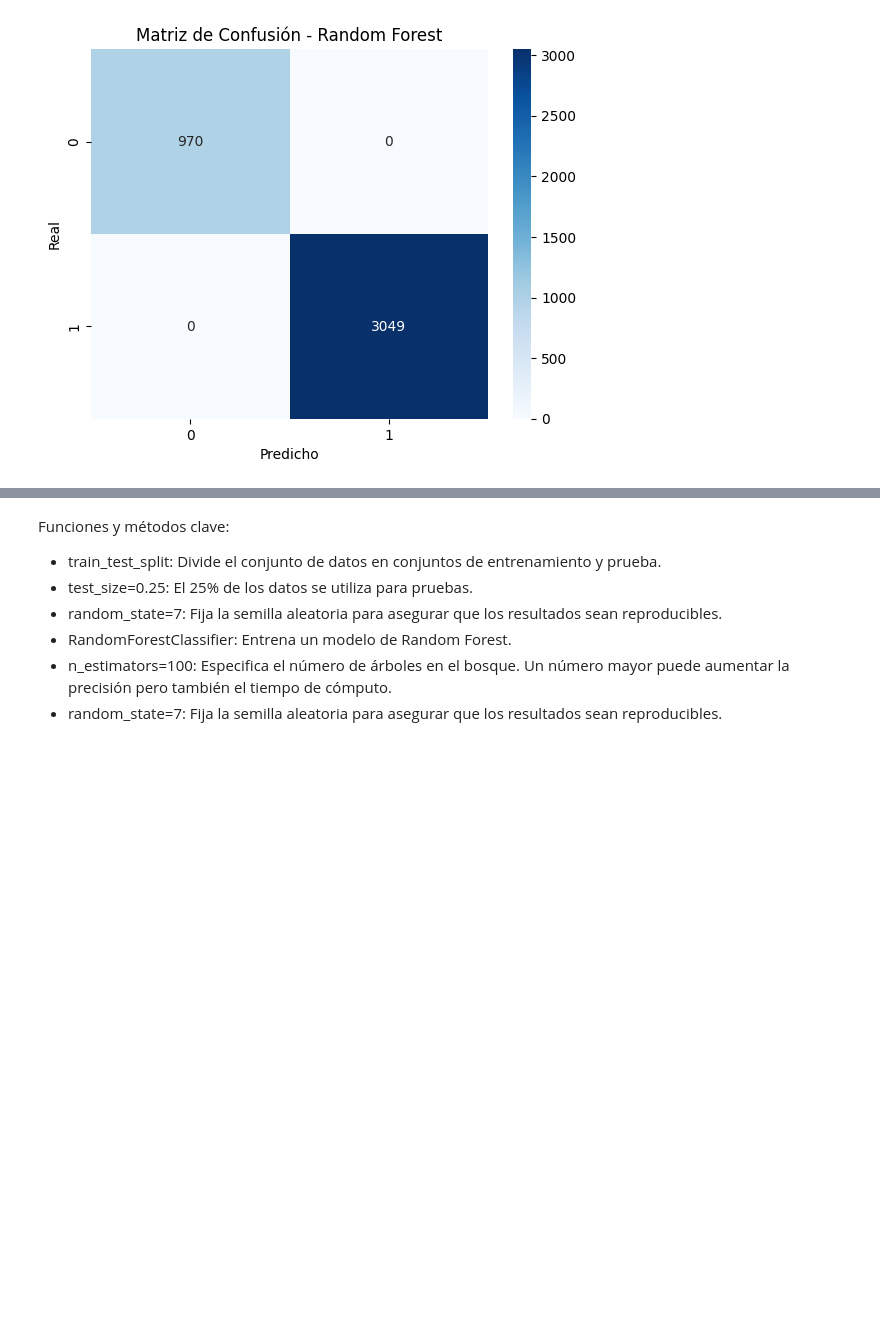
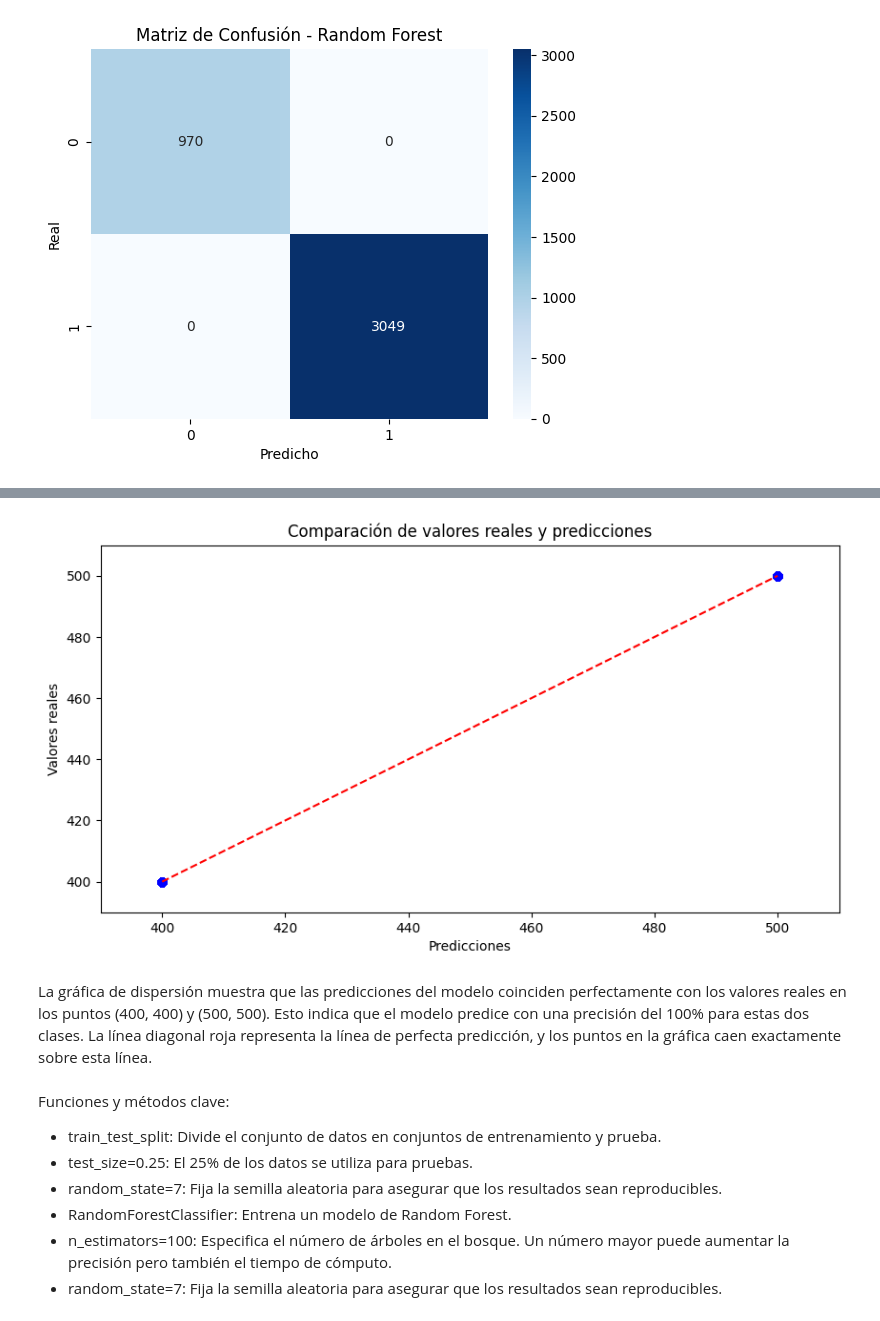
Before and after one commit to ricardordf/IA_visual, a Jupyter notebook: ML_A6.ipynb, the cells around one changed output, grey strips where cells are left out. Drawn from its saved outputs; the diff is of its cells as text; code cells hidden in the pictures; blank space fills up the shorter version.

Commit message:
[IMP] Añadido último apartado opcional (2 puntos)

```diff
--- a/ML_A6.ipynb
+++ b/ML_A6.ipynb
@@ -498,3 +532,18 @@ weighted avg       1.00      1.00      1.00      4019
+# %%
+# Gráfica comparativa de valores reales y predicciones
+plt.figure(figsize=(10, 5))
+plt.scatter(y_pred_class, y_test_class, alpha=0.5, color='blue')
+plt.plot([400, 500], [400, 500], color='red', linestyle='--')
+plt.xlabel('Predicciones')
+plt.ylabel('Valores reales')
+plt.ylim(390, 510)
+plt.xlim(390, 510)
+plt.title('Comparación de valores reales y predicciones')
+plt.show()
+# %% [output]
+[figure, added]
+# %% [markdown]
+La gráfica de dispersión muestra que las predicciones del modelo coinciden perfectamente con los valores reales en los puntos (400, 400) y (500, 500). Esto indica que el modelo predice con una precisión del 100% para estas dos clases. La línea diagonal roja representa la línea de perfecta predicción, y los puntos en la gráfica caen exactamente sobre esta línea.
 # %% [markdown]
 Funciones y métodos clave:
 - train_test_split: Divide el conjunto de datos en conjuntos de entrenamiento y prueba.
```
Also changed, not shown: parts of 31 cells of this notebook.
